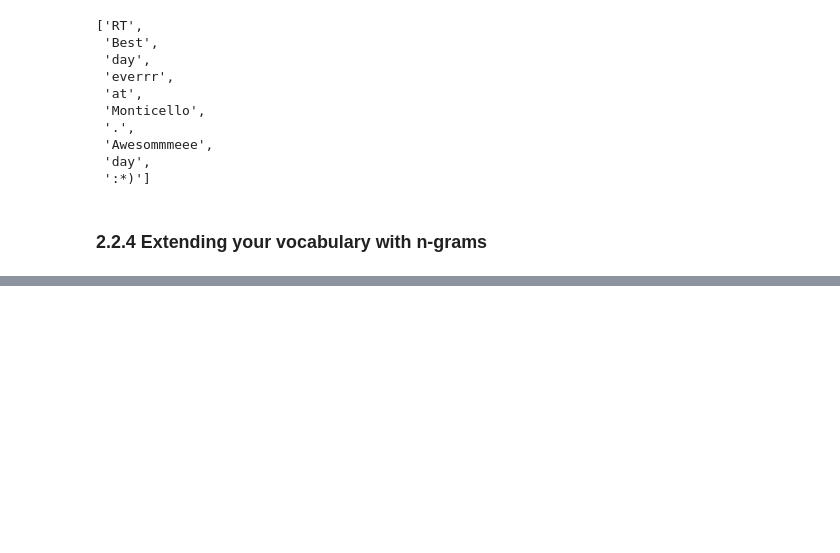
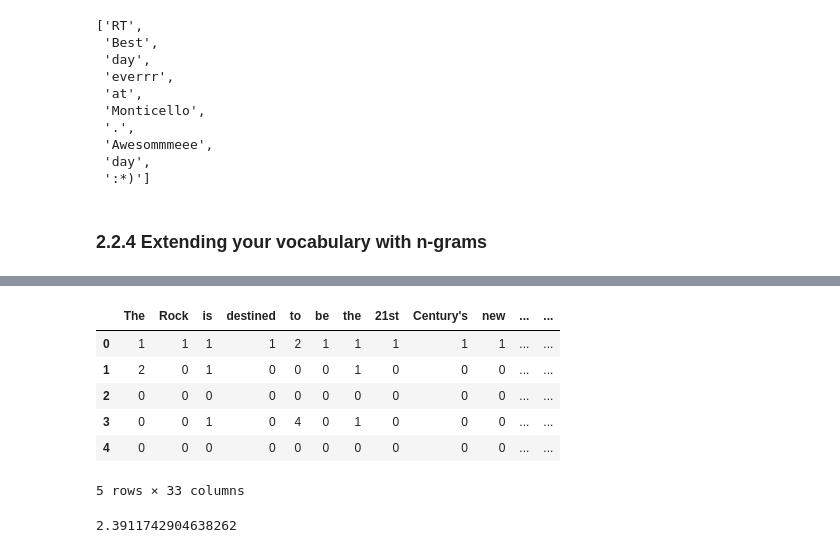
Before and after one commit to deacona/nlpia, a Jupyter notebook: src/nlpia/book/examples/ch02_examples.ipynb, the cells around one changed output, grey strips where cells are left out. Saved outputs shown, nothing was run; the diff lists cells and outputs as text; code cells hidden in the pictures; blank space fills up the shorter version.

```diff
--- a/src/nlpia/book/examples/ch02_examples.ipynb
+++ b/src/nlpia/book/examples/ch02_examples.ipynb
@@ -307,0 +598,19 @@ casual_tokenize(message, reduce_len=True, strip_handles=True)
+# %%
+df_bows.head()[list(bags_of_words[0].keys())]
+# %% [output]
+|  | The | Rock | is | destined | to | be | the | 21st | Century's | new | ... | ... |
+| 0 | 1 | 1 | 1 | 1 | 2 | 1 | 1 | 1 | 1 | 1 | ... | ... |
+| 1 | 2 | 0 | 1 | 0 | 0 | 0 | 1 | 0 | 0 | 0 | ... | ... |
+| 2 | 0 | 0 | 0 | 0 | 0 | 0 | 0 | 0 | 0 | 0 | ... | ... |
+| 3 | 0 | 0 | 1 | 0 | 4 | 0 | 1 | 0 | 0 | 0 | ... | ... |
+| 4 | 0 | 0 | 0 | 0 | 0 | 0 | 0 | 0 | 0 | 0 | ... | ... |
+5 rows × 33 columns
+# %%
+from sklearn.naive_bayes import MultinomialNB
+nb = MultinomialNB()
+nb = nb.fit(df_bows, movies.sentiment > 0)
+movies['predicted_sentiment'] = nb.predict(df_bows) * 8 - 4
+movies['error'] = (movies.predicted_sentiment - movies.sentiment).abs()
+movies.error.mean() #.round(1)
+# %% [output]
+2.3911742904638262
```
Also changed, not shown: parts of 50 cells of this notebook.
